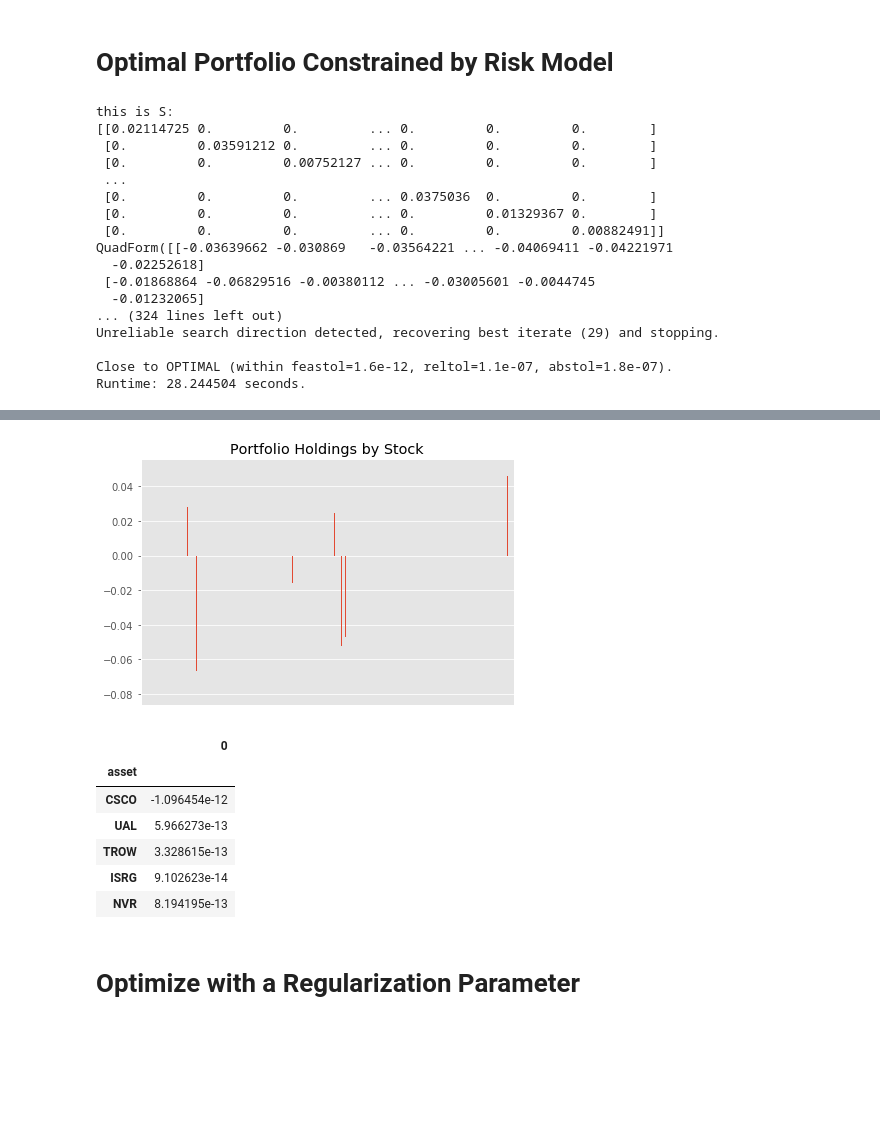
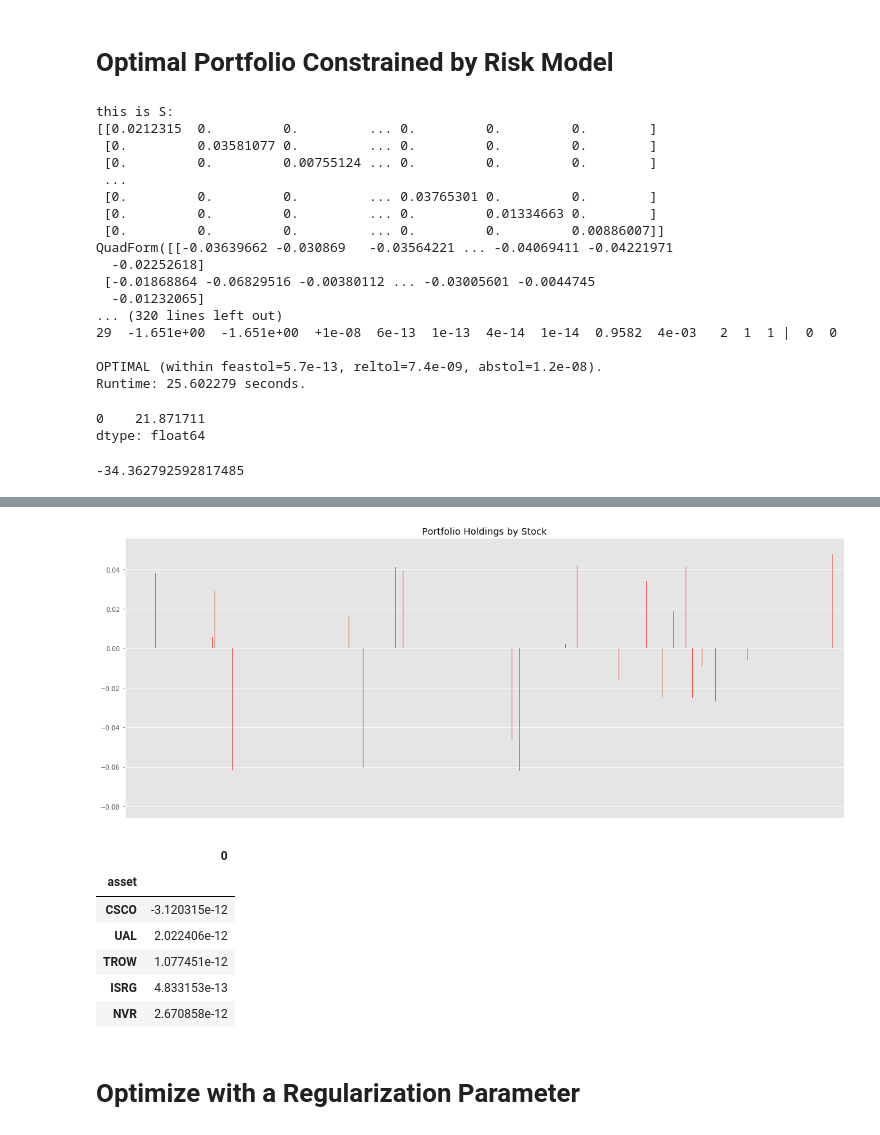
Before and after one commit to rwuebker/backtesting, a Jupyter notebook: testing/compare_old.ipynb, the cells around one changed output, grey strips where cells are left out. Saved outputs shown, nothing was run; the diff lists cells and outputs as text; code cells hidden in the pictures; blank space fills up the shorter version.

```diff
--- a/testing/compare_old.ipynb
+++ b/testing/compare_old.ipynb
@@ -223,12 +223,12 @@ array([[18.79228599,  0.        ,  0.        ,  0.        ,  0.        ,
 def create_idiosyncratic_var_matrix(returns, factor_returns, factor_betas, ann_factor):
     common_returns = factor_returns.dot(factor_betas.T)
     s = returns - common_returns
-    var_s = np.var(s)*ann_factor
+    var_s = np.var(s, ddof=1)*ann_factor
 
     return pd.DataFrame(data=np.diag(var_s), index=returns.columns, columns=returns.columns)
 # %%
-risk_model['idiosyncratic_var_matrix'] = create_idiosyncratic_var_matrix(returns, risk_model['factor_returns'],
+risk_model['idiosyncratic_var_matrix'] = create_idiosyncratic_var_matrix(rets, risk_model['factor_returns'],
                                                                          risk_model['factor_betas'], ann_factor)
 
-risk_model['idiosyncratic_var_matrix'].head()
+(risk_model['idiosyncratic_var_matrix'].sum()).sum()
 # %% [output]
@@ -634,7 +627,7 @@ class OptimalHoldings(AbstractOptimalHoldings):
         #TODO: Implement function
         av = -alpha_vector
         print(av)
-        obj_func = cvx.Minimize(np.array(av.T) @ weights)
+        obj_func = cvx.Minimize(np.array(av.T) @ weights + self.lambda_reg * cvx.norm(weights, 2))
         print(obj_func)
         return obj_func
 
@@ -671,37 +664,47 @@ class OptimalHoldings(AbstractOptimalHoldings):
         print(c)
         return c
 
-    def __init__(self, risk_cap=0.05, factor_max=10.0, factor_min=-10.0, weights_max=0.55, weights_min=-0.55):
+    def __init__(self, risk_cap=0.05, factor_max=10.0, factor_min=-10.0, weights_max=0.55, weights_min=-0.55, lambda_reg=0.0):
         self.risk_cap=risk_cap
         self.factor_max=factor_max
         self.factor_min=factor_min
         self.weights_max=weights_max
         self.weights_min=weights_min
+        self.lambda_reg = lambda_reg
 # %%
 optimal_weights = OptimalHoldings().find(alpha_vector, risk_model['factor_betas'],
                                          risk_model['factor_cov_matrix'], risk_model['idiosyncratic_var_vector'])
 # %% [output]
 this is S:
-[[0.02114725 0.         0.         ... 0.         0.         0.        ]
- [0.         0.03591212 0.         ... 0.         0.         0.        ]
- [0.         0.         0.00752127 ... 0.         0.         0.        ]
+[[0.0212315  0.         0.         ... 0.         0.         0.        ]
+ [0.         0.03581077 0.         ... 0.         0.         0.        ]
+ [0.         0.         0.00755124 ... 0.         0.         0.        ]
  ...
- [0.         0.         0.         ... 0.0375036  0.         0.        ]
- [0.         0.         0.         ... 0.         0.01329367 0.        ]
- [0.         0.         0.         ... 0.         0.         0.00882491]]
+ [0.         0.         0.         ... 0.03765301 0.         0.        ]
+ [0.         0.         0.         ... 0.         0.01334663 0.        ]
+ [0.         0.         0.         ... 0.         0.         0.00886007]]
 QuadForm([[-0.03639662 -0.030869   -0.03564221 ... -0.04069411 -0.04221971
   -0.02252618]
  [-0.01868864 -0.06829516 -0.00380112 ... -0.03005601 -0.0044745
   -0.01232065]
-... (324 lines left out)
-Unreliable search direction detected, recovering best iterate (29) and stopping.
+... (320 lines left out)
+29  -1.651e+00  -1.651e+00  +1e-08  6e-13  1e-13  4e-14  1e-14  0.9582  4e-03   2  1  1 |  0  0
 
-Close to OPTIMAL (within feastol=1.6e-12, reltol=1.1e-07, abstol=1.8e-07).
-Runtime: 28.244504 seconds.
+OPTIMAL (within feastol=5.7e-13, reltol=7.4e-09, abstol=1.2e-08).
+Runtime: 25.602279 seconds.
+# %%
+risk_model['idiosyncratic_var_vector'].sum()
+# %% [output]
+0    21.871711
+dtype: float64
+# %%
+(risk_model['factor_betas'].sum()).sum()
+# %% [output]
+-34.362792592817485
 # %%
+from IPython.core.pylabtools import figsize
+figsize(20,8)
 optimal_weights.plot.bar(legend=None, title='Portfolio Holdings by Stock')
 x_axis = plt.axes().get_xaxis()
 x_axis.set_visible(False)
-plt.rcParams['figure.figsize'] = (14,14)
-plt.tight_layout()
 # %% [output]
@@ -710,14 +711,14 @@ Adding an axes using the same arguments as a previous axes currently reuses the
-[figure, old version]
+[figure, new version]
 # %%
 optimal_weights.head()
 # %% [output]
 |  | 0 |
 | asset |  |
-| CSCO | -1.096454e-12 |
-| UAL | 5.966273e-13 |
-| TROW | 3.328615e-13 |
-| ISRG | 9.102623e-14 |
-| NVR | 8.194195e-13 |
+| CSCO | -3.120315e-12 |
+| UAL | 2.022406e-12 |
+| TROW | 1.077451e-12 |
+| ISRG | 4.833153e-13 |
+| NVR | 2.670858e-12 |
 # %% [markdown]
 # Optimize with a Regularization Parameter
 # %%
```
Also changed, not shown: parts of 7 cells of this notebook.
